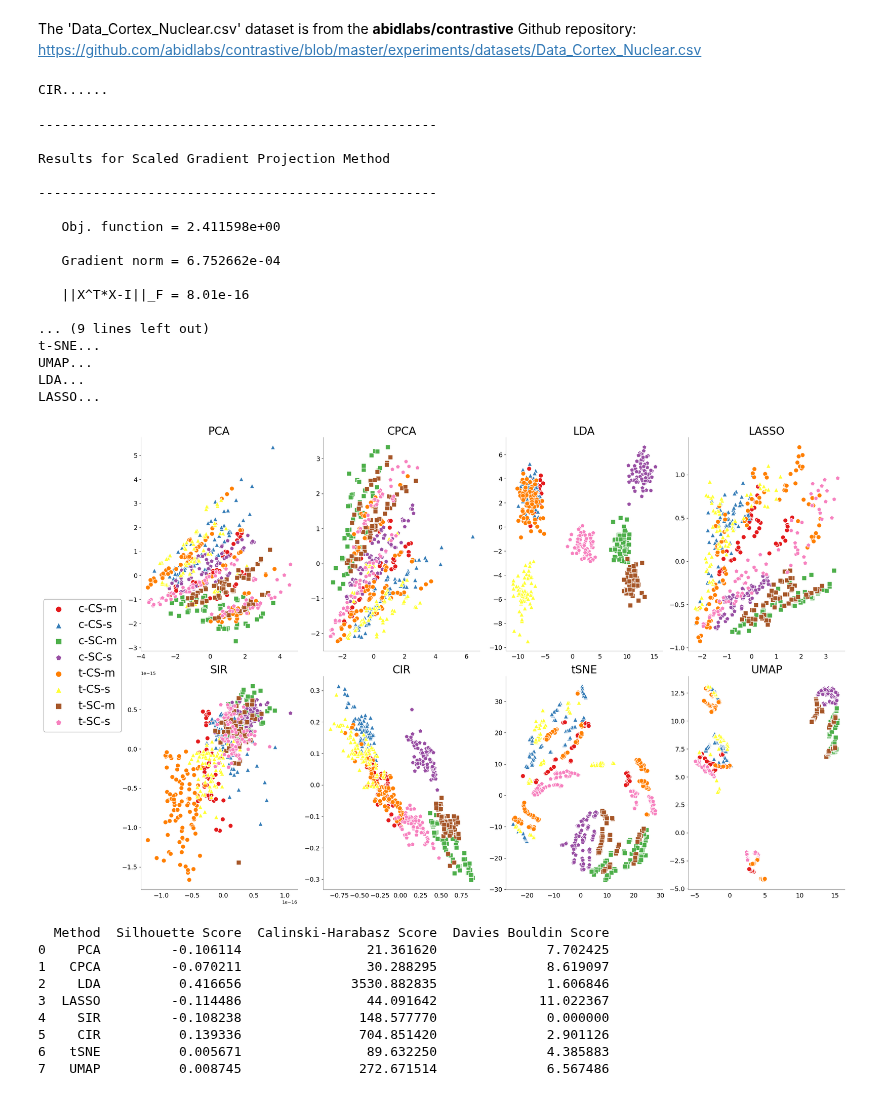
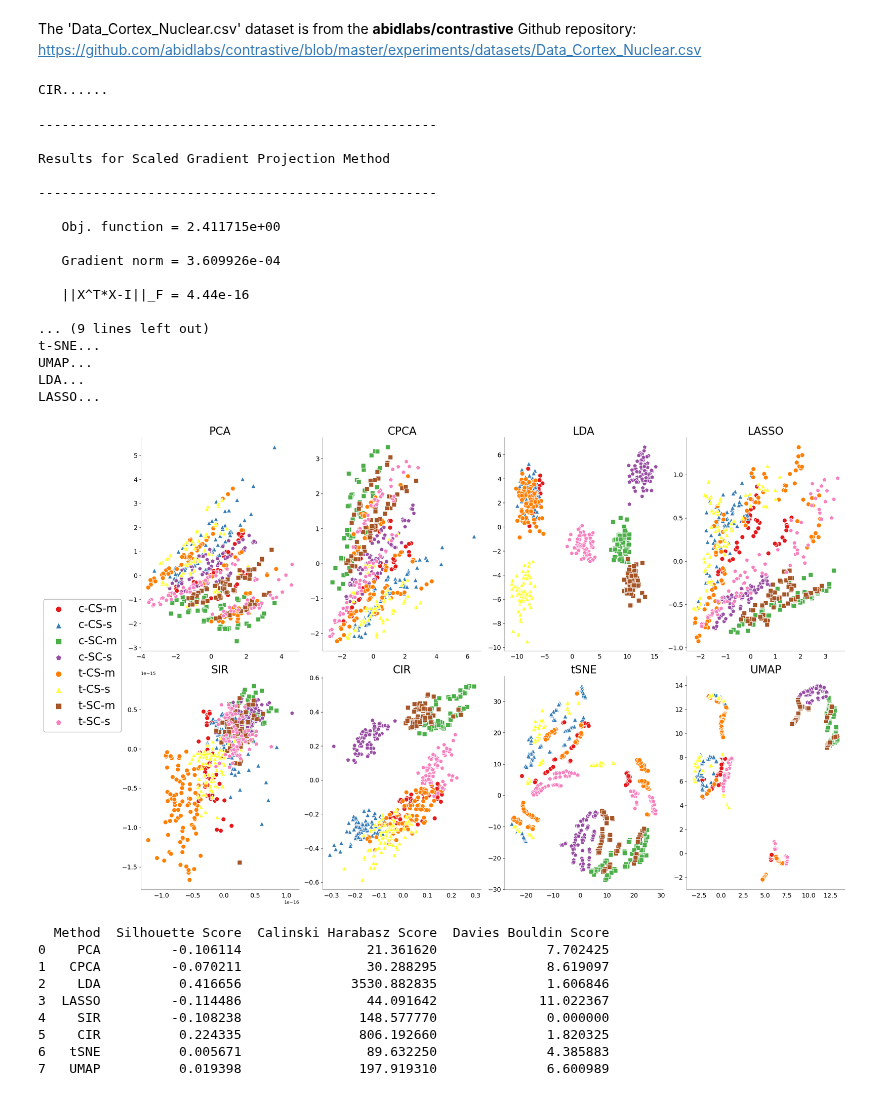
Before and after one commit to myueen/cir, a Jupyter notebook: examples/mp_visualization.ipynb, the cells around one changed output. Saved outputs shown, nothing was run; the diff lists cells and outputs as text; code cells hidden in the pictures.

Commit message:
add time

```diff
--- a/examples/mp_visualization.ipynb
+++ b/examples/mp_visualization.ipynb
@@ -19,6 +19,8 @@ from sklearn.metrics import silhouette_score, calinski_harabasz_score, davies_bo
 import contrastive_inverse_regression
 from contrastive_inverse_regression import CIR
 
+
+start_time = time.time()
 
 data = pd.read_csv('datasets/Data_Cortex_Nuclear.csv')
 
@@ -65,7 +67,7 @@ alpha = 0.0001
 d = 2
 
 
-np.random.seed(42)      # add seed
+np.random.seed(23)      # add seed
 
 
 # CIR
@@ -234,44 +236,48 @@ davies_bouldin_scores = [
     davies_bouldin_score(X_tSNE, Y),
     davies_bouldin_score(X_UMAP, Y),
 ]
 
 
 methods = ['PCA', 'CPCA', 'LDA', 'LASSO', 'SIR', 'CIR', 'tSNE', 'UMAP']
 scores_df = pd.DataFrame({
     'Method': methods,
     'Silhouette Score': silhouette_scores,
-    'Calinski-Harabasz Score': calinski_harabasz_scores,
+    'Calinski Harabasz Score': calinski_harabasz_scores,
     'Davies Bouldin Score': davies_bouldin_scores,
 })
 
 
 print(scores_df)
+
+end_time = time.time()
+elapsed_time = end_time - start_time
+print(f"Time taken to run the code: {elapsed_time} seconds")
 # %% [output]
 CIR......
 ---------------------------------------------------
 
 Results for Scaled Gradient Projection Method
 
 ---------------------------------------------------
 
-   Obj. function = 2.411598e+00
+   Obj. function = 2.411715e+00
 
-   Gradient norm = 6.752662e-04
+   Gradient norm = 3.609926e-04
 
-   ||X^T*X-I||_F = 8.01e-16
+   ||X^T*X-I||_F = 4.44e-16
 
 ... (9 lines left out)
 t-SNE...
 UMAP...
 LDA...
 LASSO...
-[figure, old version]
+[figure, new version]
-  Method  Silhouette Score  Calinski-Harabasz Score  Davies Bouldin Score
+  Method  Silhouette Score  Calinski Harabasz Score  Davies Bouldin Score
 0    PCA         -0.106114                21.361620              7.702425
 1   CPCA         -0.070211                30.288295              8.619097
 2    LDA          0.416656              3530.882835              1.606846
 3  LASSO         -0.114486                44.091642             11.022367
 4    SIR         -0.108238               148.577770              0.000000
-5    CIR          0.139336               704.851420              2.901126
+5    CIR          0.224335               806.192660              1.820325
 6   tSNE          0.005671                89.632250              4.385883
-7   UMAP          0.008745               272.671514              6.567486
+7   UMAP          0.019398               197.919310              6.600989
```
Also changed, not shown: 1 other file.
